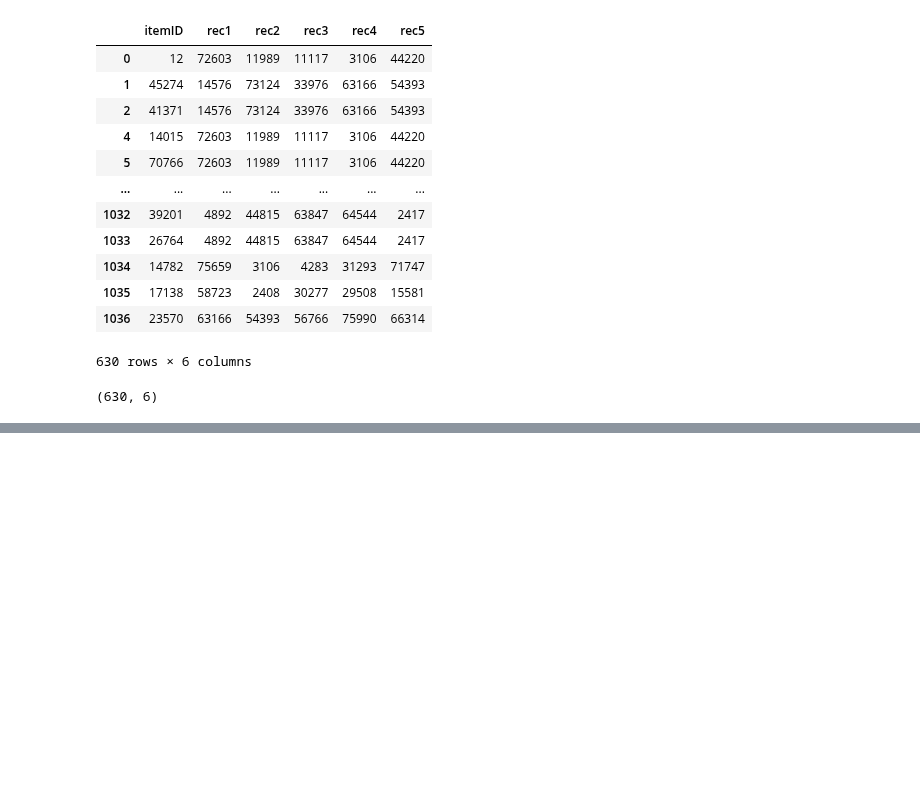
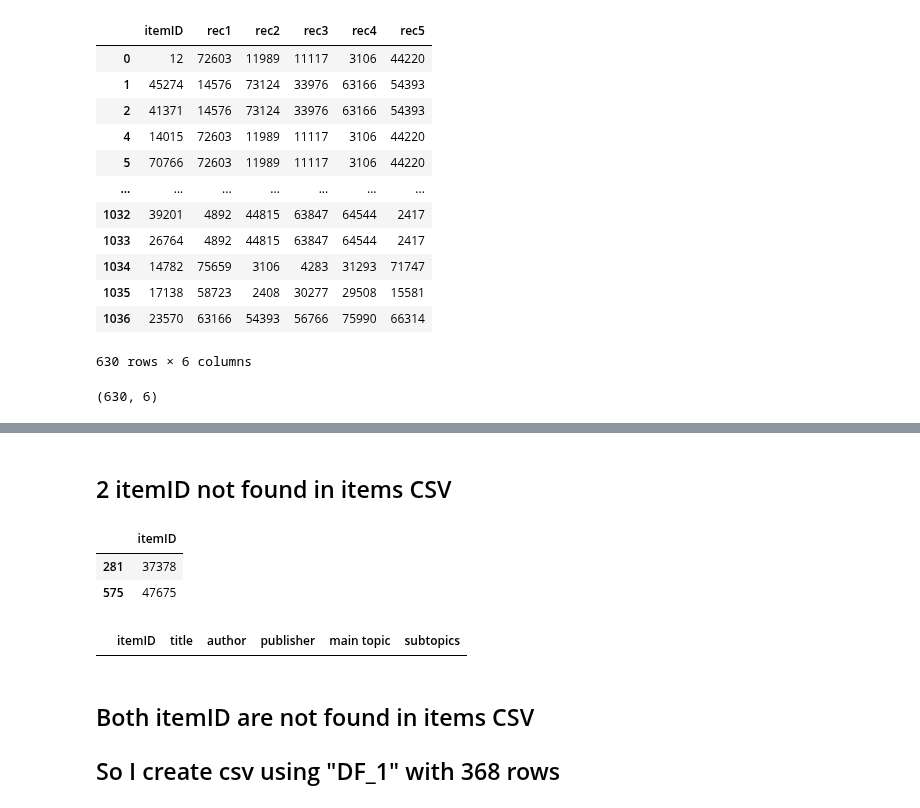
Before and after one commit to SohZongXian/DMC-2021, a Jupyter notebook: CSV Modification.ipynb, the cells around one changed output, grey strips where cells are left out. Saved outputs shown, nothing was run; the diff lists cells and outputs as text; code cells hidden in the pictures; blank space fills up the shorter version.

```diff
--- a/CSV Modification.ipynb
+++ b/CSV Modification.ipynb
@@ -149,0 +227,22 @@ final_df
+# %% [markdown]
+## 2 itemID not found in items CSV
+# %%
+#Create dataframe with itemID that are not found in both evaluation and items csv
+
+notmatch_df_1 = evaluation[~evaluation.itemID.isin(DF_1.itemID)&(~evaluation.itemID.isin(match_df.itemID))]
+notmatch_df_1
+# %% [output]
+|  | itemID |
+| 281 | 37378 |
+| 575 | 47675 |
+# %%
+#Verify whether these 2 itemID are in items
+
+#Create dataframe
+verify_df = pd.merge(items, notmatch_df_1, on=["itemID"])
+verify_df
+# %% [output]
+|  | itemID | title | author | publisher | main topic | subtopics |
+# %% [markdown]
+## Both itemID are not found in items CSV
+## So I create csv using "DF_1" with 368 rows
```
Also changed, not shown: parts of 10 cells of this notebook.
